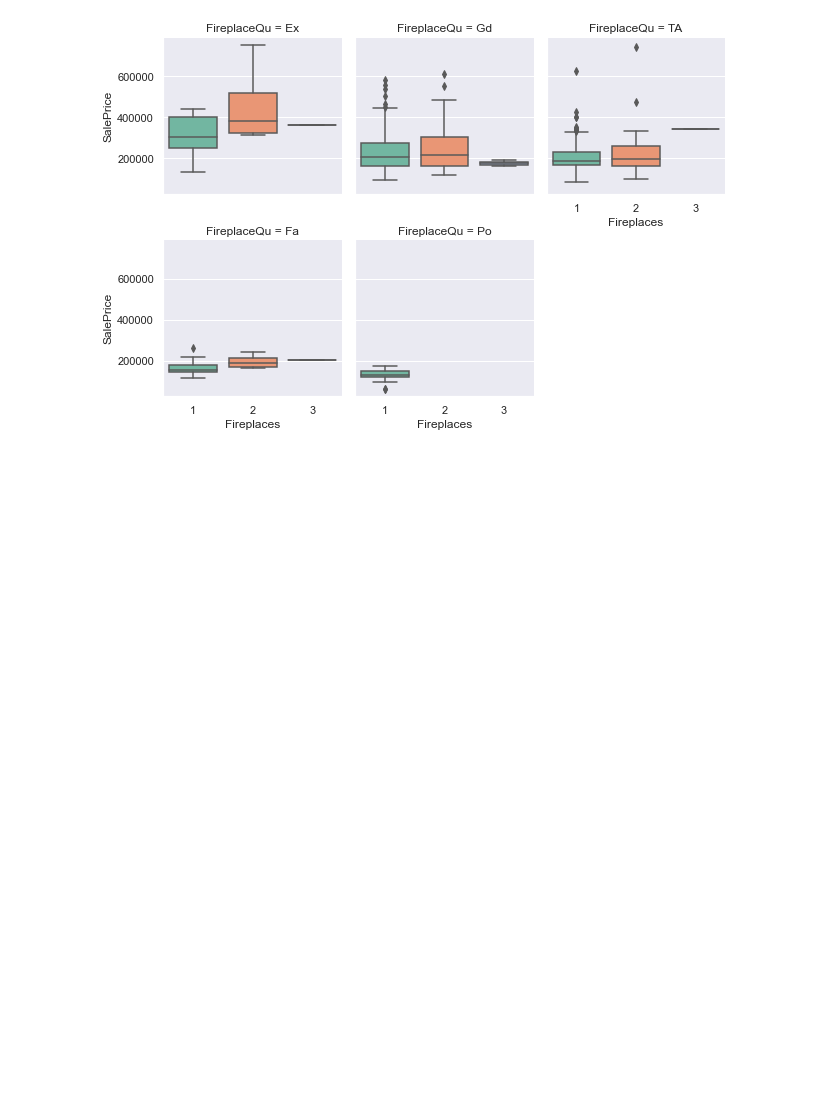
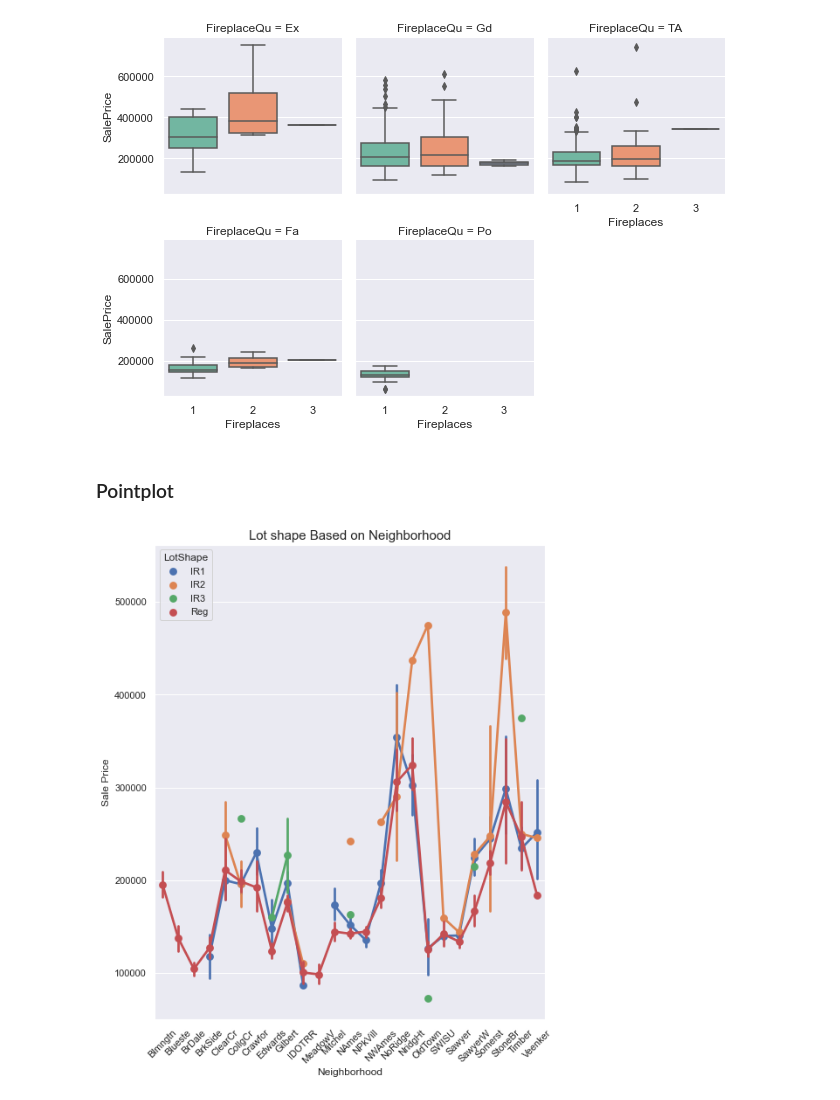
Before and after one commit to KamiLimu1/Data_Science2022, a Jupyter notebook: TutorialOnExplanatoryDataAnalysis.ipynb, the cells around one changed output. Saved outputs shown, nothing was run; the diff lists cells and outputs as text; code cells hidden in the pictures; blank space fills up the shorter version.

Commit message:
Creating a point plot of lot shape based on neighbourhood

```diff
--- a/TutorialOnExplanatoryDataAnalysis.ipynb
+++ b/TutorialOnExplanatoryDataAnalysis.ipynb
@@ -362,3 +362,16 @@ g.map(sns.boxplot, 'Fireplaces', 'SalePrice', order = [1, 2, 3], palette = 'Set2
 # %% [output]
 <seaborn.axisgrid.FacetGrid at 0x...>
 [figure]
+# %% [markdown]
+### Pointplot
+# %%
+plt.figure(figsize=(8,10))
+g1 = sns.pointplot(x='Neighborhood', y='SalePrice',
+                   data=train, hue='LotShape')
+g1.set_xticklabels(g1.get_xticklabels(),rotation=45)
+g1.set_title("Lot shape Based on Neighborhood", fontsize=15)
+g1.set_xlabel("Neighborhood")
+g1.set_ylabel("Sale Price", fontsize=12)
+plt.show()
+# %% [output]
+[figure, added]
```
